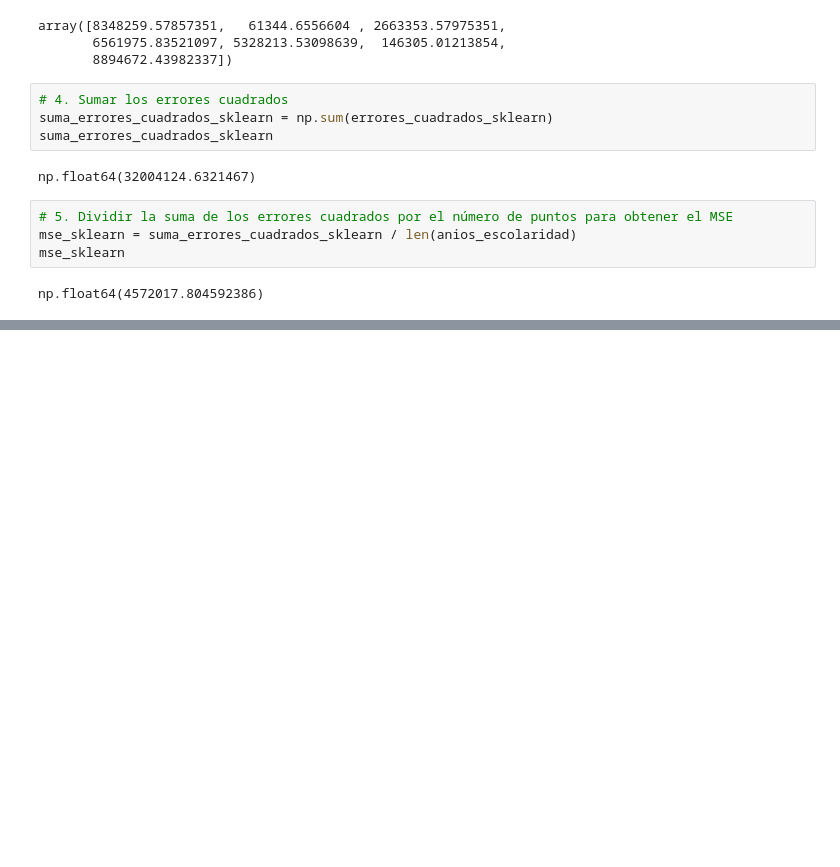
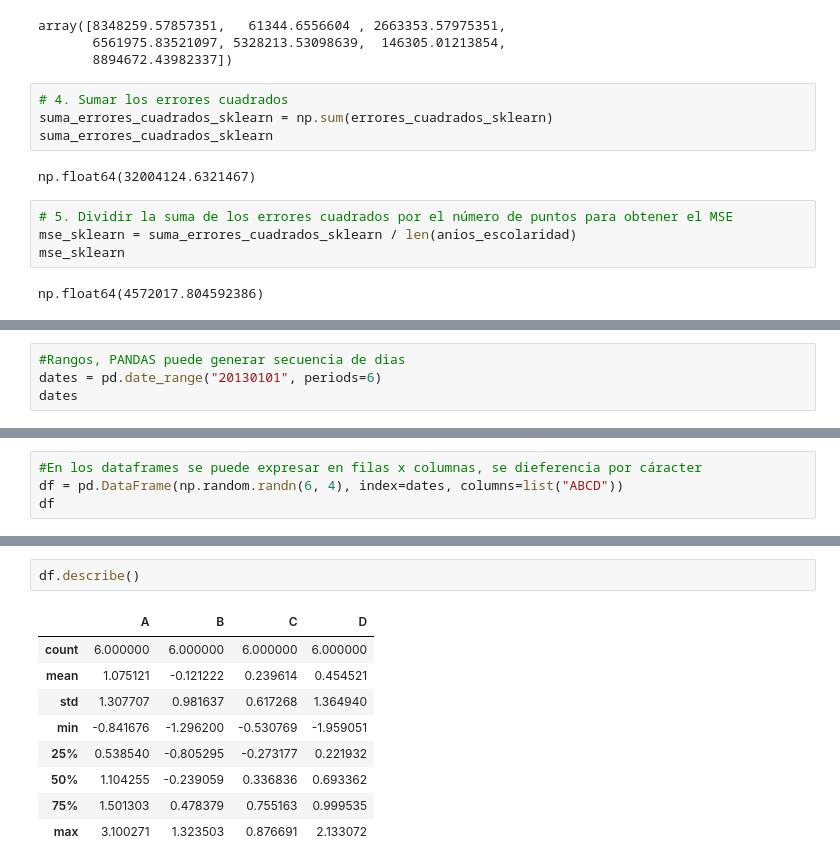
Before and after one commit to sluggishpoem/Mineria-de-datos, a Jupyter notebook: Mineria_de_datos.ipynb, the cells around one changed output, grey strips where cells are left out. Drawn from its saved outputs; the diff is of its cells as text; blank space fills up the shorter version.

```diff
--- a/Mineria_de_datos.ipynb
+++ b/Mineria_de_datos.ipynb
@@ -955,0 +975,4 @@ np.float64(4572017.804592386)
+# %%
+#Rangos, PANDAS puede generar secuencia de dias
+dates = pd.date_range("20130101", periods=6)
+dates
@@ -955,0 +983,4 @@ np.float64(4572017.804592386)
+# %%
+#En los dataframes se puede expresar en filas x columnas, se dieferencia por cáracter
+df = pd.DataFrame(np.random.randn(6, 4), index=dates, columns=list("ABCD"))
+df
@@ -955,0 +1084,12 @@ np.float64(4572017.804592386)
+# %%
+df.describe()
+# %% [output]
+|  | A | B | C | D |
+| count | 6.000000 | 6.000000 | 6.000000 | 6.000000 |
+| mean | 1.075121 | -0.121222 | 0.239614 | 0.454521 |
+| std | 1.307707 | 0.981637 | 0.617268 | 1.364940 |
+| min | -0.841676 | -1.296200 | -0.530769 | -1.959051 |
+| 25% | 0.538540 | -0.805295 | -0.273177 | 0.221932 |
+| 50% | 1.104255 | -0.239059 | 0.336836 | 0.693362 |
+| 75% | 1.501303 | 0.478379 | 0.755163 | 0.999535 |
+| max | 3.100271 | 1.323503 | 0.876691 | 2.133072 |
```
Also changed, not shown: parts of 24 cells of this notebook.
